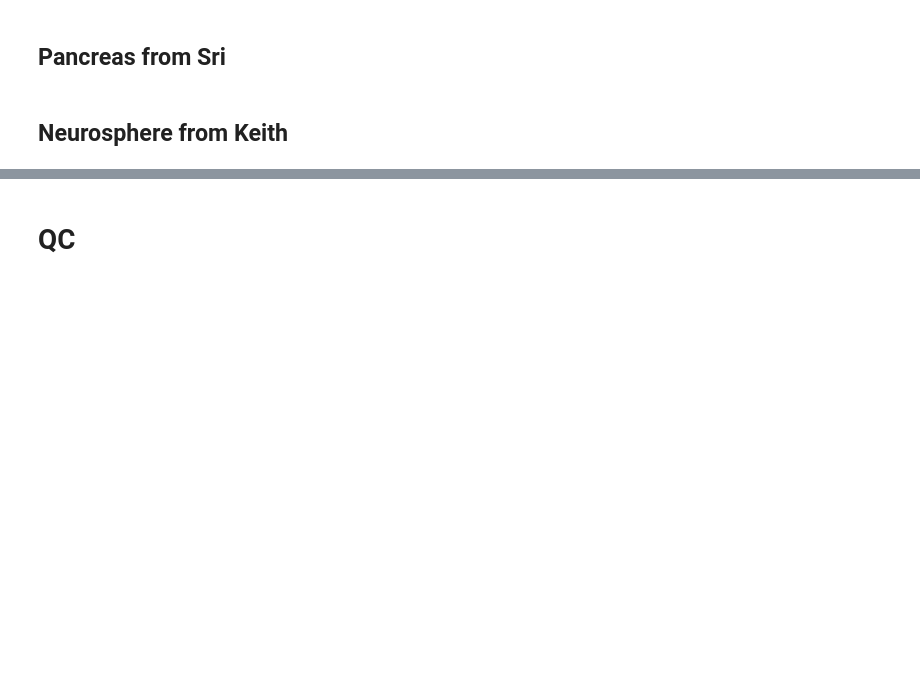
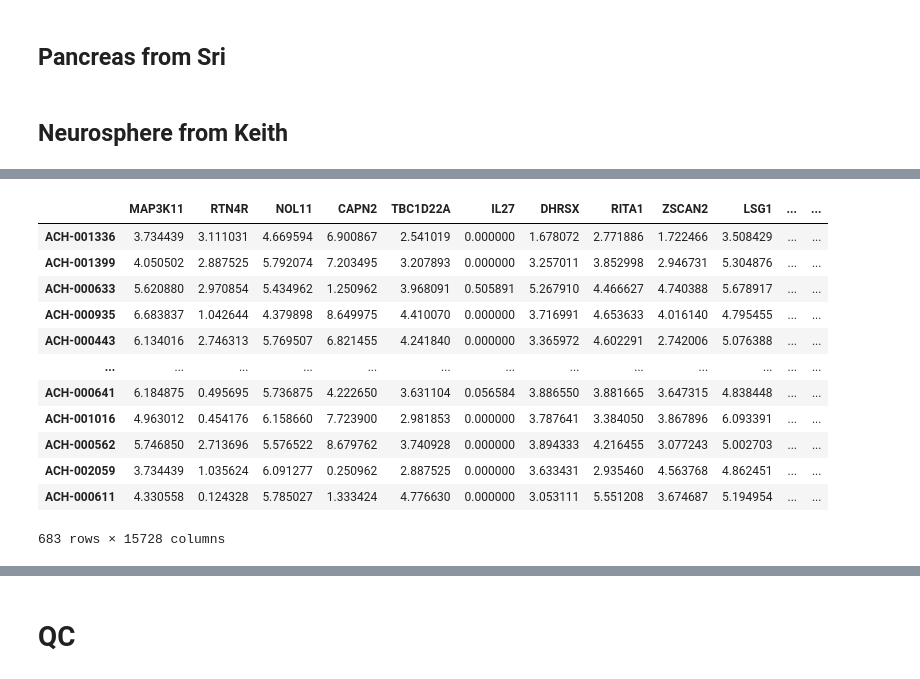
Before and after one commit to broadinstitute/celligner2, a Jupyter notebook: RNA_loading_human.ipynb, the cells around one changed output, grey strips where cells are left out. Saved outputs shown, nothing was run; the diff lists cells and outputs as text; code cells hidden in the pictures; blank space fills up the shorter version.

```diff
--- a/RNA_loading_human.ipynb
+++ b/RNA_loading_human.ipynb
@@ -1312,0 +1237,10 @@ pd.read_csv('') # 40,000 x 3500
+# %%
+new = []
+for val in sanger.columns:
+    v = conv[conv.stripped_cell_line_name==val.replace('-','').replace('/','').replace('(','').replace(')','').upper()]
+    if len(v)==0:
+        print(val)
+        new.append(val)
+        continue
+    new.append(v.index[0])
+sanger.columns = new
@@ -1312,0 +1268,27 @@ pd.read_csv('') # 40,000 x 3500
+# %%
+sanger=sanger.T
+# %%
+
+cl = list((set(CCLE_expression.index) & set(sanger.index))-set(h.dups(sanger.index)))
+sanger = sanger.loc[cl]
+CCLE_expression = CCLE_expression.loc[cl]
+# %%
+genes = list((set(CCLE_expression.columns)&set(sanger.columns))-set(h.dups(CCLE_expression.columns)))
+sanger = sanger[genes]
+CCLE_expression = CCLE_expression[genes]
+# %%
+CCLE_expression
+# %% [output]
+|  | MAP3K11 | RTN4R | NOL11 | CAPN2 | TBC1D22A | IL27 | DHRSX | RITA1 | ZSCAN2 | LSG1 | ... | ... |
+| ACH-001336 | 3.734439 | 3.111031 | 4.669594 | 6.900867 | 2.541019 | 0.000000 | 1.678072 | 2.771886 | 1.722466 | 3.508429 | ... | ... |
+| ACH-001399 | 4.050502 | 2.887525 | 5.792074 | 7.203495 | 3.207893 | 0.000000 | 3.257011 | 3.852998 | 2.946731 | 5.304876 | ... | ... |
+| ACH-000633 | 5.620880 | 2.970854 | 5.434962 | 1.250962 | 3.968091 | 0.505891 | 5.267910 | 4.466627 | 4.740388 | 5.678917 | ... | ... |
+| ACH-000935 | 6.683837 | 1.042644 | 4.379898 | 8.649975 | 4.410070 | 0.000000 | 3.716991 | 4.653633 | 4.016140 | 4.795455 | ... | ... |
+| ACH-000443 | 6.134016 | 2.746313 | 5.769507 | 6.821455 | 4.241840 | 0.000000 | 3.365972 | 4.602291 | 2.742006 | 5.076388 | ... | ... |
+| ... | ... | ... | ... | ... | ... | ... | ... | ... | ... | ... | ... | ... |
+| ACH-000641 | 6.184875 | 0.495695 | 5.736875 | 4.222650 | 3.631104 | 0.056584 | 3.886550 | 3.881665 | 3.647315 | 4.838448 | ... | ... |
+| ACH-001016 | 4.963012 | 0.454176 | 6.158660 | 7.723900 | 2.981853 | 0.000000 | 3.787641 | 3.384050 | 3.867896 | 6.093391 | ... | ... |
+| ACH-000562 | 5.746850 | 2.713696 | 5.576522 | 8.679762 | 3.740928 | 0.000000 | 3.894333 | 4.216455 | 3.077243 | 5.002703 | ... | ... |
+| ACH-002059 | 3.734439 | 1.035624 | 6.091277 | 0.250962 | 2.887525 | 0.000000 | 3.633431 | 2.935460 | 4.563768 | 4.862451 | ... | ... |
+| ACH-000611 | 4.330558 | 0.124328 | 5.785027 | 1.333424 | 4.776630 | 0.000000 | 3.053111 | 5.551208 | 3.674687 | 5.194954 | ... | ... |
+683 rows × 15728 columns
```
Also changed, not shown: parts of 59 cells of this notebook, 4 other files.
